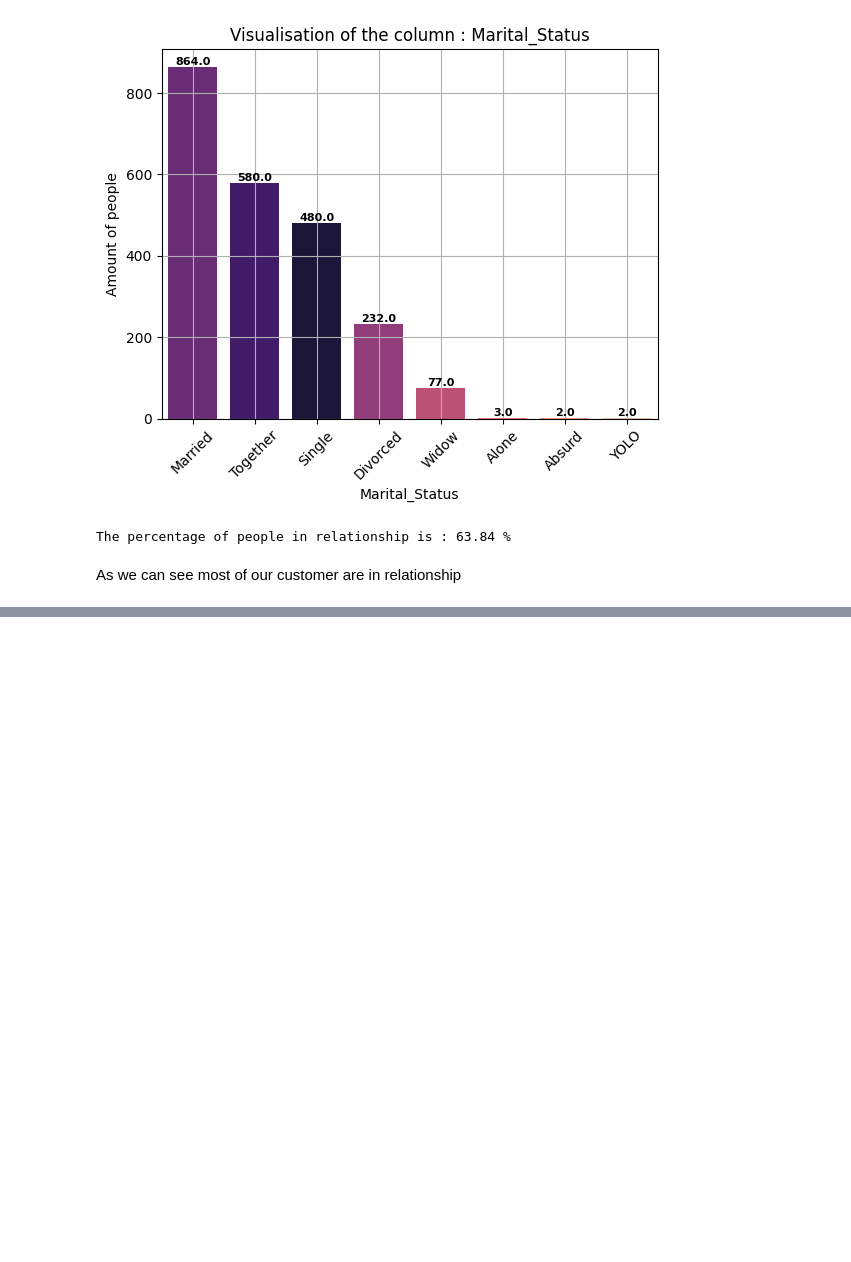
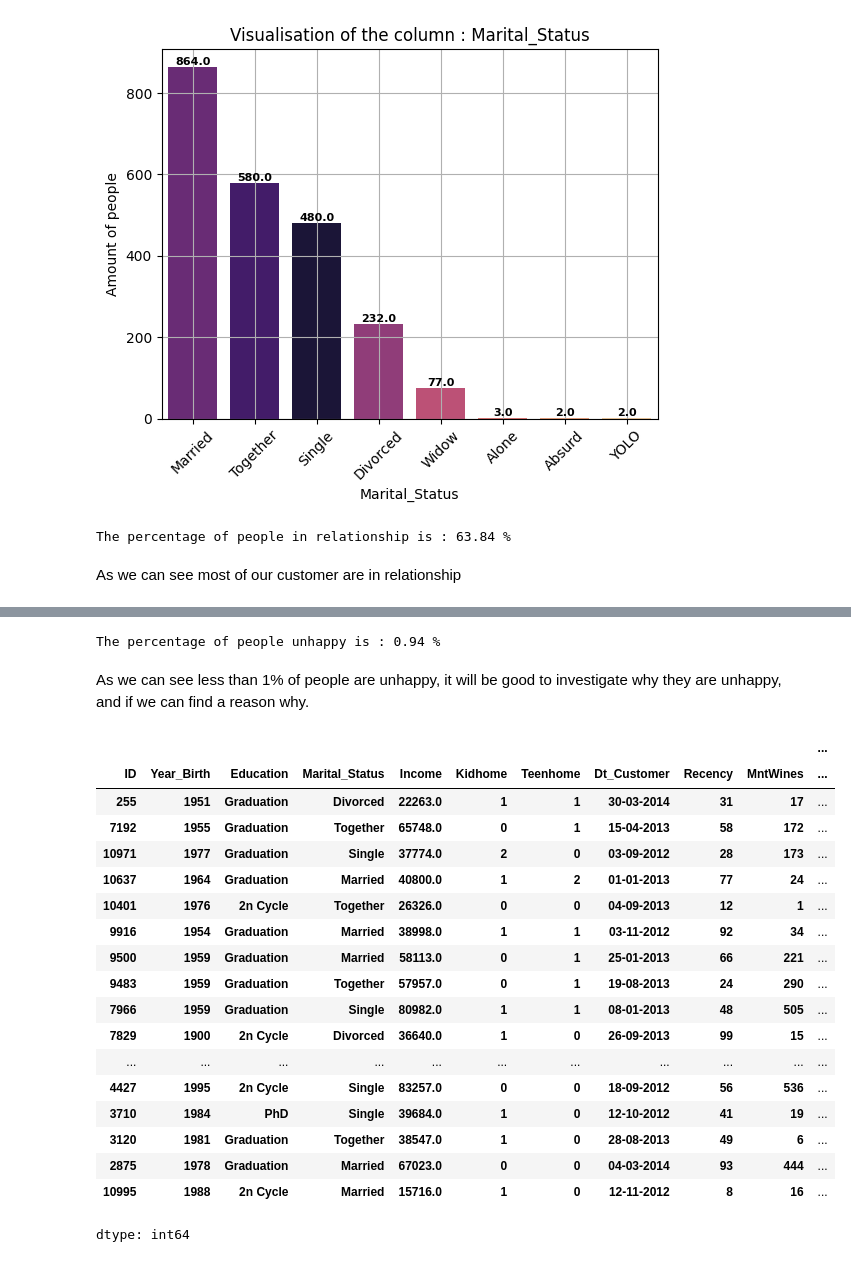
Before and after one commit to AurelienGgt/Customer-Personality-Analysis, a Jupyter notebook: Analyse.ipynb, the cells around one changed output, grey strips where cells are left out. Cells and saved outputs as stored; diff of their text form; code cells hidden in the pictures; blank space fills up the shorter version.

```diff
--- a/Analyse.ipynb
+++ b/Analyse.ipynb
@@ -141,0 +155,31 @@ As we can see most of our customer are in relationship
+# %%
+# We will calculate the amount of people unhappy in our analyse :
+
+unhappy_user =  (df[df['Complain'] == 1].value_counts())
+print(f"The percentage of people unhappy is : {round(((len(unhappy_user) / len(df))*100),2)} %")
+# %% [output]
+The percentage of people unhappy is : 0.94 %
+# %% [markdown]
+As we can see less than 1% of people are unhappy, it will be good to investigate why they are unhappy, and if we can find a reason why.
+# %%
+unhappy_user
+# %% [output]
+|  |  |  |  |  |  |  |  |  |  | ... |
+| ID | Year_Birth | Education | Marital_Status | Income | Kidhome | Teenhome | Dt_Customer | Recency | MntWines | ... |
+| 255 | 1951 | Graduation | Divorced | 22263.0 | 1 | 1 | 30-03-2014 | 31 | 17 | ... |
+| 7192 | 1955 | Graduation | Together | 65748.0 | 0 | 1 | 15-04-2013 | 58 | 172 | ... |
+| 10971 | 1977 | Graduation | Single | 37774.0 | 2 | 0 | 03-09-2012 | 28 | 173 | ... |
+| 10637 | 1964 | Graduation | Married | 40800.0 | 1 | 2 | 01-01-2013 | 77 | 24 | ... |
+| 10401 | 1976 | 2n Cycle | Together | 26326.0 | 0 | 0 | 04-09-2013 | 12 | 1 | ... |
+| 9916 | 1954 | Graduation | Married | 38998.0 | 1 | 1 | 03-11-2012 | 92 | 34 | ... |
+| 9500 | 1959 | Graduation | Married | 58113.0 | 0 | 1 | 25-01-2013 | 66 | 221 | ... |
+| 9483 | 1959 | Graduation | Together | 57957.0 | 0 | 1 | 19-08-2013 | 24 | 290 | ... |
+| 7966 | 1959 | Graduation | Single | 80982.0 | 1 | 1 | 08-01-2013 | 48 | 505 | ... |
+| 7829 | 1900 | 2n Cycle | Divorced | 36640.0 | 1 | 0 | 26-09-2013 | 99 | 15 | ... |
+| ... | ... | ... | ... | ... | ... | ... | ... | ... | ... | ... |
+| 4427 | 1995 | 2n Cycle | Single | 83257.0 | 0 | 0 | 18-09-2012 | 56 | 536 | ... |
+| 3710 | 1984 | PhD | Single | 39684.0 | 1 | 0 | 12-10-2012 | 41 | 19 | ... |
+| 3120 | 1981 | Graduation | Together | 38547.0 | 1 | 0 | 28-08-2013 | 49 | 6 | ... |
+| 2875 | 1978 | Graduation | Married | 67023.0 | 0 | 0 | 04-03-2014 | 93 | 444 | ... |
+| 10995 | 1988 | 2n Cycle | Married | 15716.0 | 1 | 0 | 12-11-2012 | 8 | 16 | ... |
+dtype: int64
```
Also changed, not shown: parts of 3 cells of this notebook.
